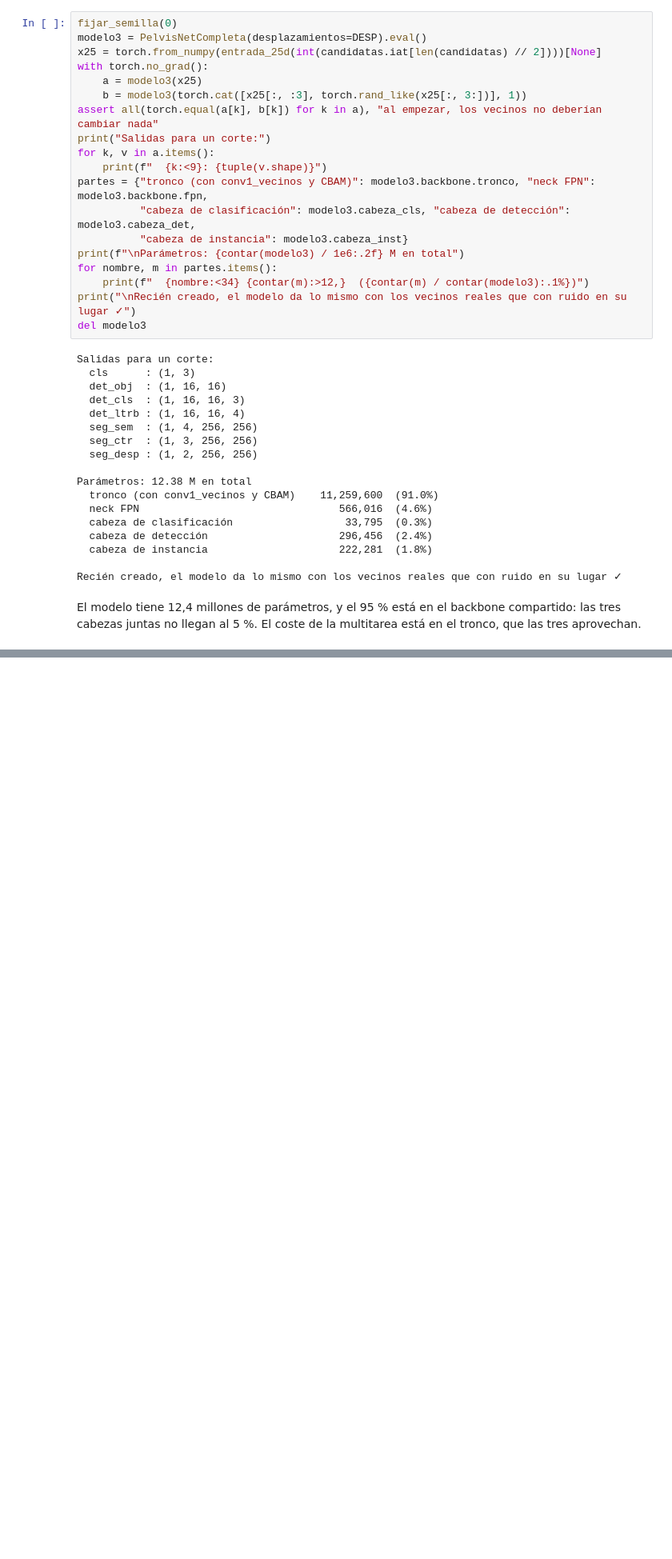
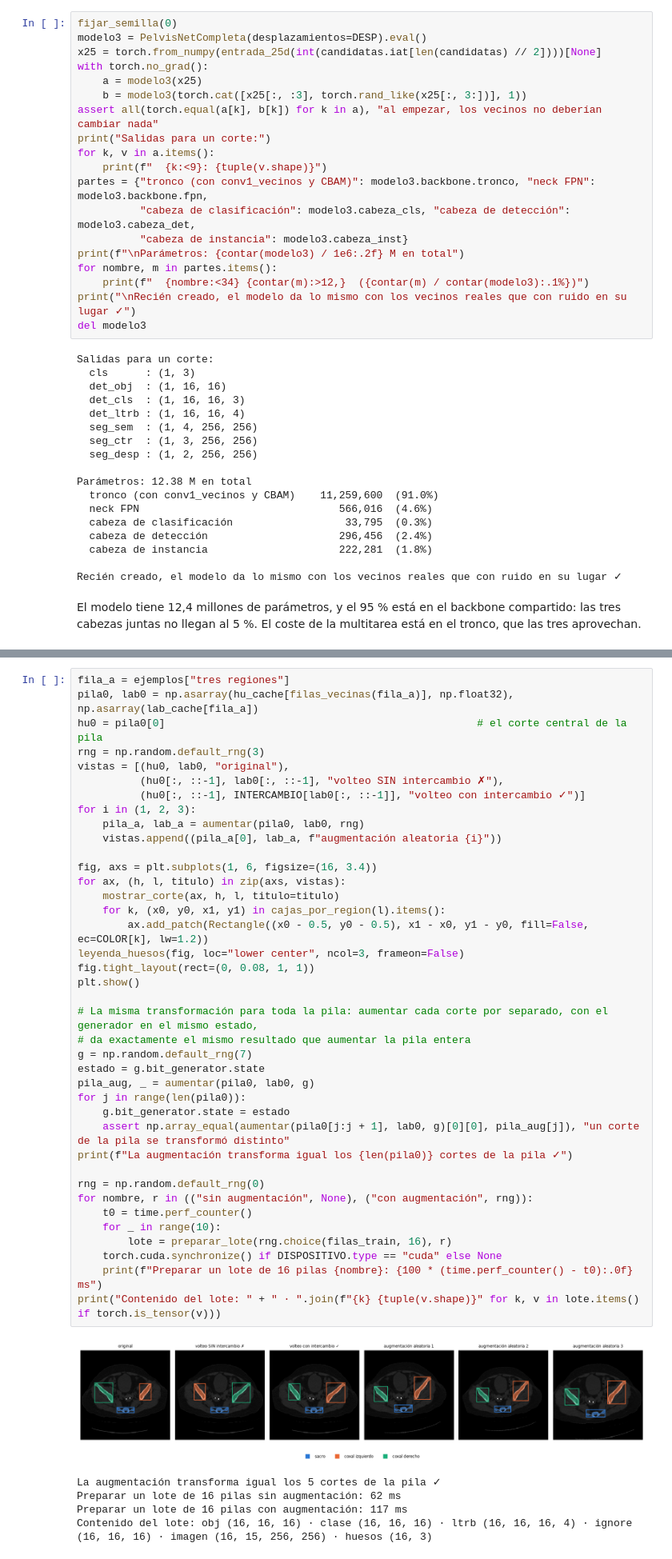
Before and after one commit to MarcAragon/proyecto_pengwin, a Jupyter notebook: Pengwin.ipynb, the cells around one changed output, grey strips where cells are left out. Shown at 80% size. Saved outputs shown, nothing was run; the diff lists cells and outputs as text; blank space fills up the shorter version.

```diff
--- a/Pengwin.ipynb
+++ b/Pengwin.ipynb
@@ -2584,0 +2796,45 @@ El modelo tiene 12,4 millones de parámetros, y el 95 % está en el backbone com
+# %%
+fila_a = ejemplos["tres regiones"]
+pila0, lab0 = np.asarray(hu_cache[filas_vecinas(fila_a)], np.float32), np.asarray(lab_cache[fila_a])
+hu0 = pila0[0]                                                  # el corte central de la pila
+rng = np.random.default_rng(3)
+vistas = [(hu0, lab0, "original"),
+          (hu0[:, ::-1], lab0[:, ::-1], "volteo SIN intercambio ✗"),
+          (hu0[:, ::-1], INTERCAMBIO[lab0[:, ::-1]], "volteo con intercambio ✓")]
+for i in (1, 2, 3):
+    pila_a, lab_a = aumentar(pila0, lab0, rng)
+    vistas.append((pila_a[0], lab_a, f"augmentación aleatoria {i}"))
+
+fig, axs = plt.subplots(1, 6, figsize=(16, 3.4))
+for ax, (h, l, titulo) in zip(axs, vistas):
+    mostrar_corte(ax, h, l, titulo=titulo)
+    for k, (x0, y0, x1, y1) in cajas_por_region(l).items():
+        ax.add_patch(Rectangle((x0 - 0.5, y0 - 0.5), x1 - x0, y1 - y0, fill=False, ec=COLOR[k], lw=1.2))
+leyenda_huesos(fig, loc="lower center", ncol=3, frameon=False)
+fig.tight_layout(rect=(0, 0.08, 1, 1))
+plt.show()
+
+# La misma transformación para toda la pila: aumentar cada corte por separado, con el generador en el mismo estado,
+# da exactamente el mismo resultado que aumentar la pila entera
+g = np.random.default_rng(7)
+estado = g.bit_generator.state
+pila_aug, _ = aumentar(pila0, lab0, g)
+for j in range(len(pila0)):
+    g.bit_generator.state = estado
+    assert np.array_equal(aumentar(pila0[j:j + 1], lab0, g)[0][0], pila_aug[j]), "un corte de la pila se transformó distinto"
+print(f"La augmentación transforma igual los {len(pila0)} cortes de la pila ✓")
+
+rng = np.random.default_rng(0)
+for nombre, r in (("sin augmentación", None), ("con augmentación", rng)):
+    t0 = time.perf_counter()
+    for _ in range(10):
+        lote = preparar_lote(rng.choice(filas_train, 16), r)
+    torch.cuda.synchronize() if DISPOSITIVO.type == "cuda" else None
+    print(f"Preparar un lote de 16 pilas {nombre}: {100 * (time.perf_counter() - t0):.0f} ms")
+print("Contenido del lote: " + " · ".join(f"{k} {tuple(v.shape)}" for k, v in lote.items() if torch.is_tensor(v)))
+# %% [output]
+[figure, added]
+La augmentación transforma igual los 5 cortes de la pila ✓
+Preparar un lote de 16 pilas sin augmentación: 62 ms
+Preparar un lote de 16 pilas con augmentación: 117 ms
+Contenido del lote: obj (16, 16, 16) · clase (16, 16, 16) · ltrb (16, 16, 16, 4) · ignore (16, 16, 16) · imagen (16, 15, 256, 256) · huesos (16, 3)
```
Also changed, not shown: parts of 14 cells of this notebook.
